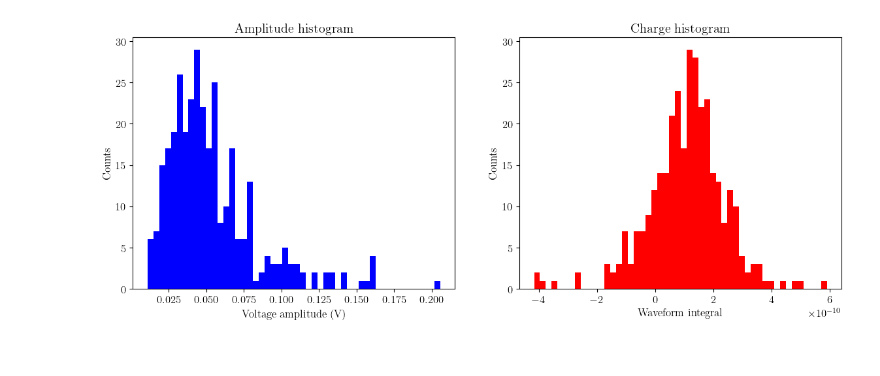
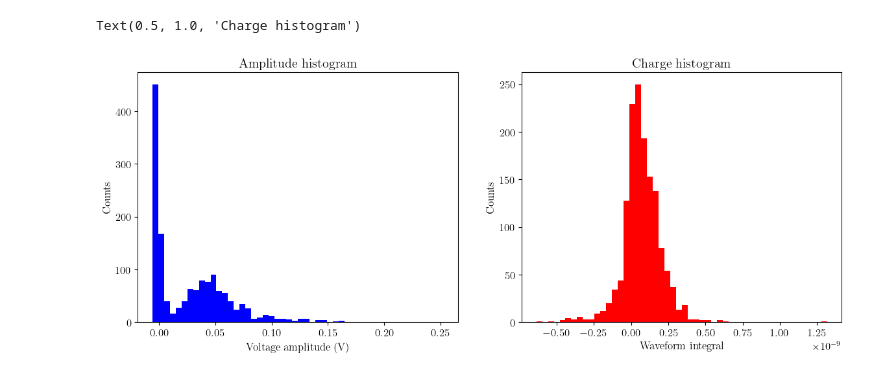
Before and after one commit to JoseCDS17/LabIV_UNIGE, a Jupyter notebook: Diode_Photomultiplier/SiPMT_DataAnalysis.ipynb, the cells around one changed output. Drawn from its saved outputs; the diff is of its cells as text; code cells hidden in the pictures.

```diff
--- a/Diode_Photomultiplier/SiPMT_DataAnalysis.ipynb
+++ b/Diode_Photomultiplier/SiPMT_DataAnalysis.ipynb
@@ -33,21 +33,22 @@ Efficiency: 55.63%
 # %%
 bins = 50
 #Figure
 fig = plt.figure()
 fig.set_figheight(5)
 fig.set_figwidth(14)
 
 ax1 = plt.subplot(1,2,1)
 ax2 = plt.subplot(1,2,2)
 
-ax1.hist(max_dis,bins = bins, color='b')
+ax1.hist(max,bins = bins, color='b')
 ax1.set_xlabel('Voltage amplitude (V)')
 ax1.set_ylabel('Counts')
 ax1.set_title('Amplitude histogram')
 
-ax2.hist(int_dis,bins = bins, color='r')
+ax2.hist(integral,bins = bins, color='r')
 ax2.set_xlabel('Waveform integral')
 ax2.set_ylabel('Counts')
 ax2.set_title('Charge histogram')
 # %% [output]
+Text(0.5, 1.0, 'Charge histogram')
-[figure, old version]
+[figure, new version]
```
Also changed, not shown: parts of 2 cells of this notebook, 4 other files.
